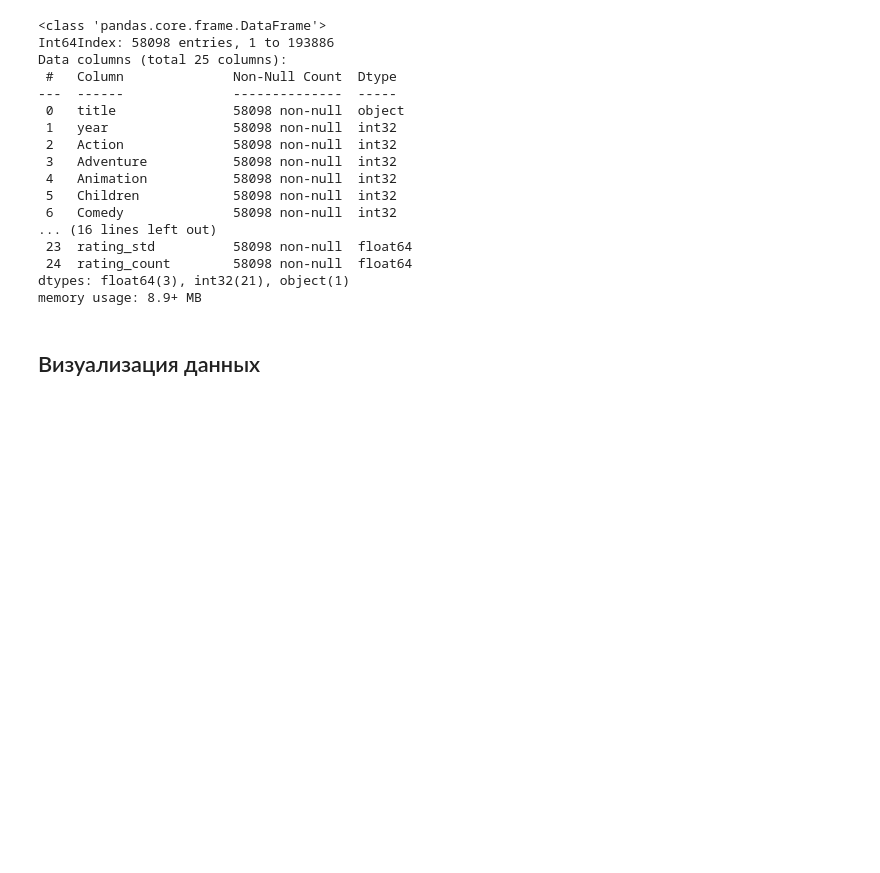
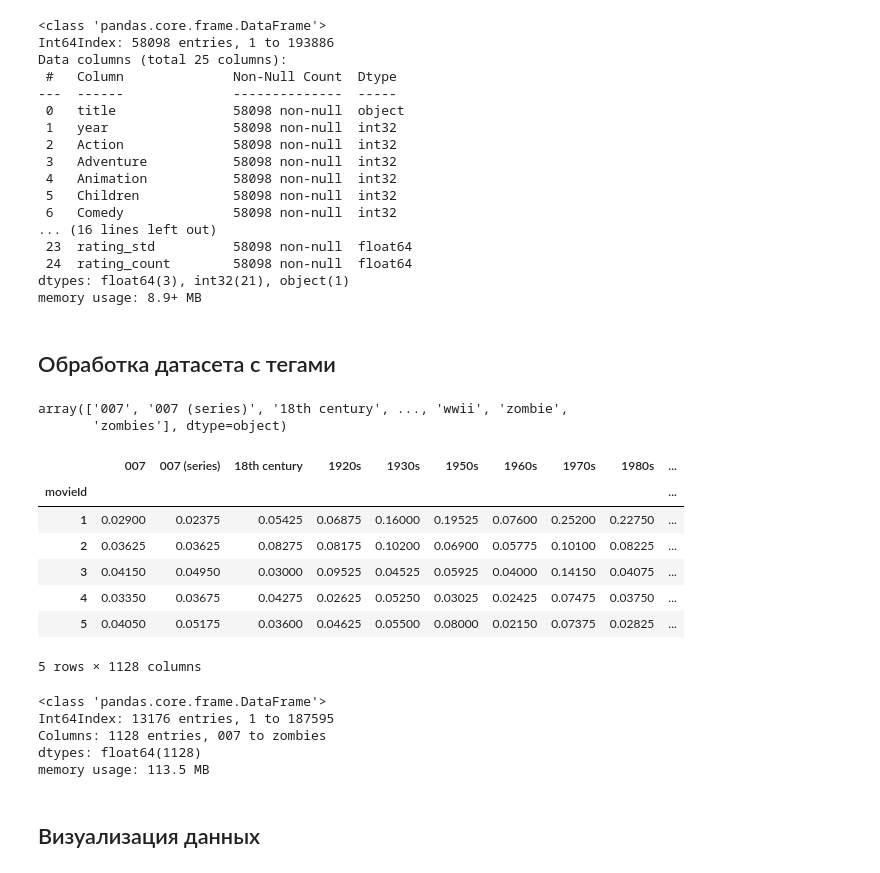
Before and after one commit to yngghostt/movielens-solution, a Jupyter notebook: preprocessing.ipynb, the cells around one changed output. Saved outputs shown, nothing was run; the diff lists cells and outputs as text; code cells hidden in the pictures; blank space fills up the shorter version.

```diff
--- a/preprocessing.ipynb
+++ b/preprocessing.ipynb
@@ -195,3 +197,34 @@ dtypes: float64(3), int32(21), object(1)
 memory usage: 8.9+ MB
 # %%
 movies_df.to_csv('ml-latest/movies_mod.csv')
+# %% [markdown]
+## Обработка датасета с тегами
+# %%
+genome_names = pd.read_csv('ml-latest/genome-tags.csv')
+genome_names.tag.values
+# %% [output]
+array(['007', '007 (series)', '18th century', ..., 'wwii', 'zombie',
+       'zombies'], dtype=object)
+# %%
+genome_scores = pd.read_csv('ml-latest/genome-scores.csv')
+genome_scores = genome_scores.pivot(index='movieId', columns='tagId', values='relevance')
+# %%
+genome_scores.columns = genome_names.tag.values
+genome_scores.head()
+# %% [output]
+|  | 007 | 007 (series) | 18th century | 1920s | 1930s | 1950s | 1960s | 1970s | 1980s | ... |
+| movieId |  |  |  |  |  |  |  |  |  | ... |
+| 1 | 0.02900 | 0.02375 | 0.05425 | 0.06875 | 0.16000 | 0.19525 | 0.07600 | 0.25200 | 0.22750 | ... |
+| 2 | 0.03625 | 0.03625 | 0.08275 | 0.08175 | 0.10200 | 0.06900 | 0.05775 | 0.10100 | 0.08225 | ... |
+| 3 | 0.04150 | 0.04950 | 0.03000 | 0.09525 | 0.04525 | 0.05925 | 0.04000 | 0.14150 | 0.04075 | ... |
+| 4 | 0.03350 | 0.03675 | 0.04275 | 0.02625 | 0.05250 | 0.03025 | 0.02425 | 0.07475 | 0.03750 | ... |
+| 5 | 0.04050 | 0.05175 | 0.03600 | 0.04625 | 0.05500 | 0.08000 | 0.02150 | 0.07375 | 0.02825 | ... |
+5 rows × 1128 columns
+# %%
+genome_scores.info()
+# %% [output]
+<class 'pandas.core.frame.DataFrame'>
+Int64Index: 13176 entries, 1 to 187595
+Columns: 1128 entries, 007 to zombies
+dtypes: float64(1128)
+memory usage: 113.5 MB
```
Also changed, not shown: parts of 25 cells of this notebook.
